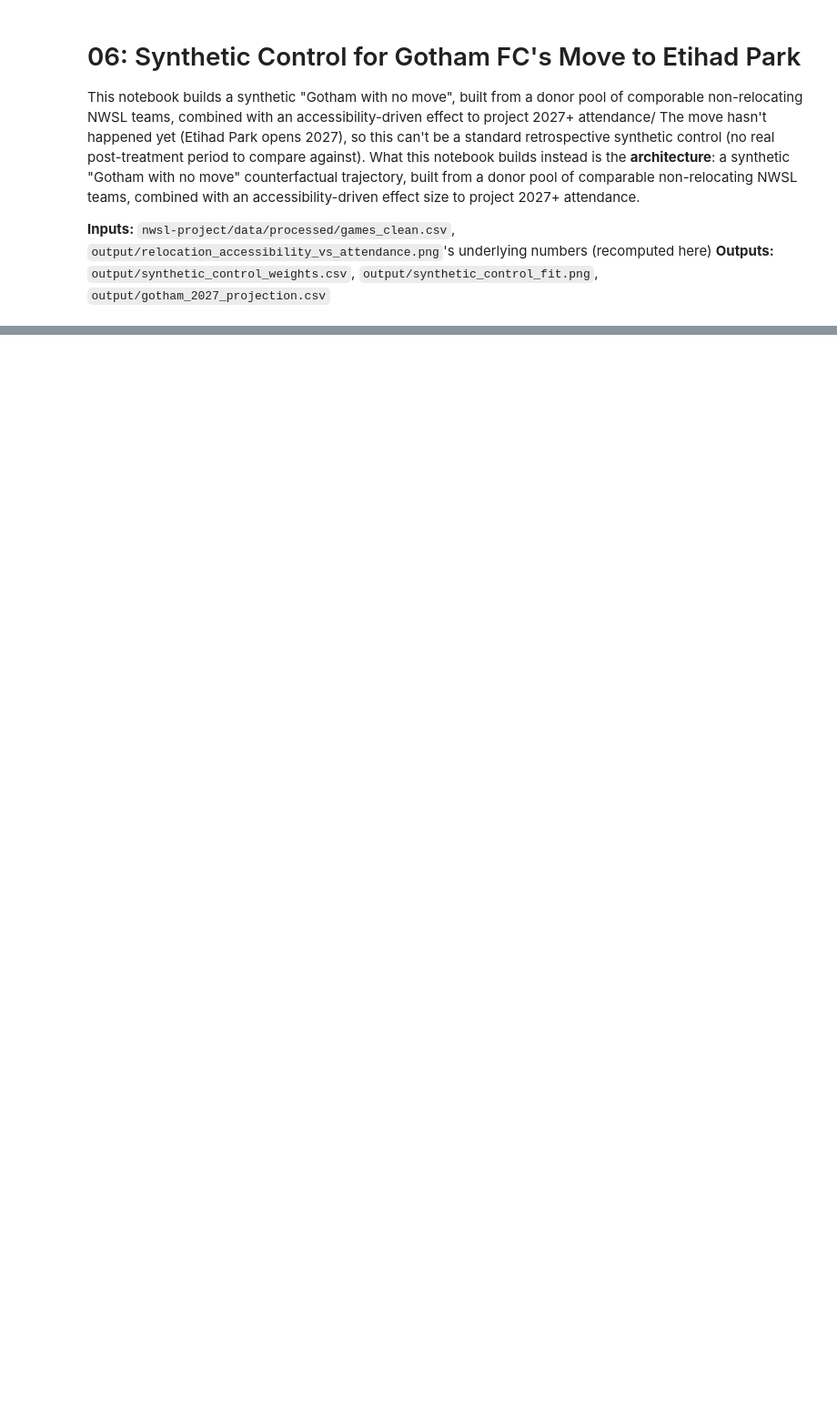
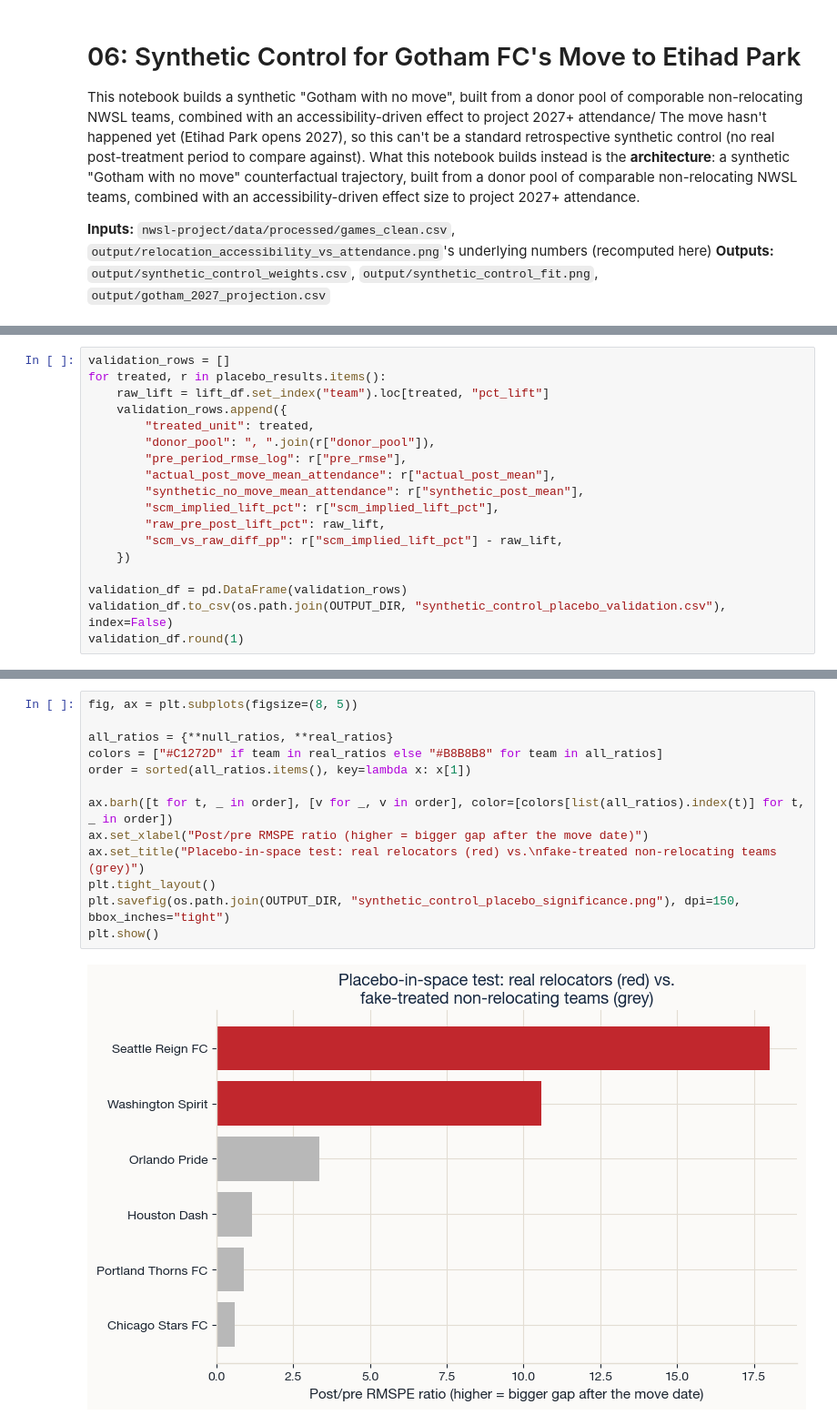
Before and after one commit to isabelpt/nwsl-gotham-relocation, a Jupyter notebook: code/04_synthetic_control.ipynb, the cells around one changed output, grey strips where cells are left out. Shown at 91% size. Drawn from its saved outputs; the diff is of its cells as text; blank space fills up the shorter version.

```diff
--- a/code/04_synthetic_control.ipynb
+++ b/code/04_synthetic_control.ipynb
@@ -425,0 +428,18 @@ plt.show()
+# %%
+validation_rows = []
+for treated, r in placebo_results.items():
+    raw_lift = lift_df.set_index("team").loc[treated, "pct_lift"]
+    validation_rows.append({
+        "treated_unit": treated,
+        "donor_pool": ", ".join(r["donor_pool"]),
+        "pre_period_rmse_log": r["pre_rmse"],
+        "actual_post_move_mean_attendance": r["actual_post_mean"],
+        "synthetic_no_move_mean_attendance": r["synthetic_post_mean"],
+        "scm_implied_lift_pct": r["scm_implied_lift_pct"],
+        "raw_pre_post_lift_pct": raw_lift,
+        "scm_vs_raw_diff_pp": r["scm_implied_lift_pct"] - raw_lift,
+    })
+
+validation_df = pd.DataFrame(validation_rows)
+validation_df.to_csv(os.path.join(OUTPUT_DIR, "synthetic_control_placebo_validation.csv"), index=False)
+validation_df.round(1)
@@ -425,0 +748,15 @@ plt.show()
+# %%
+fig, ax = plt.subplots(figsize=(8, 5))
+
+all_ratios = {**null_ratios, **real_ratios}
+colors = ["#C1272D" if team in real_ratios else "#B8B8B8" for team in all_ratios]
+order = sorted(all_ratios.items(), key=lambda x: x[1])
+
+ax.barh([t for t, _ in order], [v for _, v in order], color=[colors[list(all_ratios).index(t)] for t, _ in order])
+ax.set_xlabel("Post/pre RMSPE ratio (higher = bigger gap after the move date)")
+ax.set_title("Placebo-in-space test: real relocators (red) vs.\nfake-treated non-relocating teams (grey)")
+plt.tight_layout()
+plt.savefig(os.path.join(OUTPUT_DIR, "synthetic_control_placebo_significance.png"), dpi=150, bbox_inches="tight")
+plt.show()
+# %% [output]
+[figure, added]
```
Also changed, not shown: parts of 24 cells of this notebook, 30 other files.
